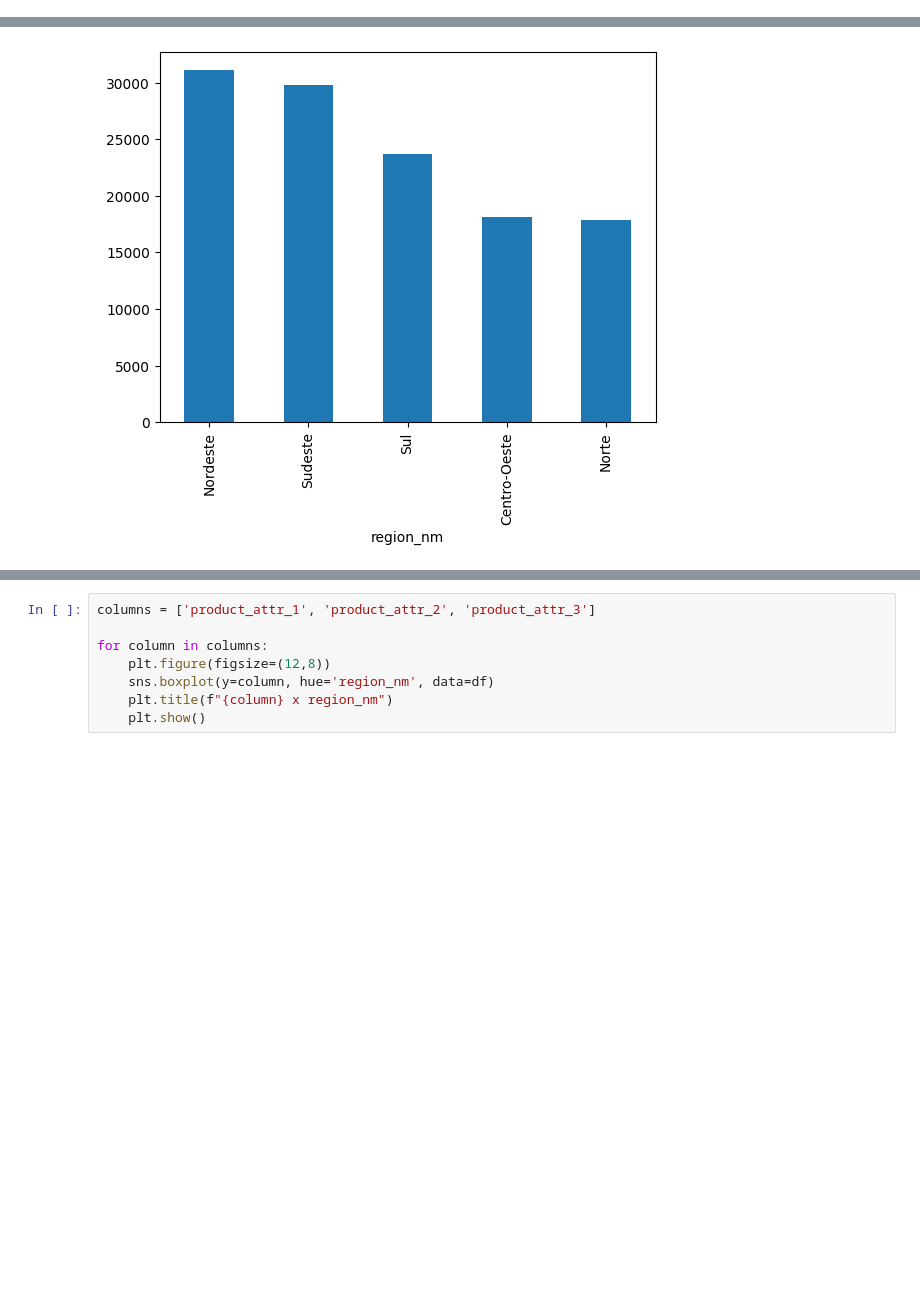
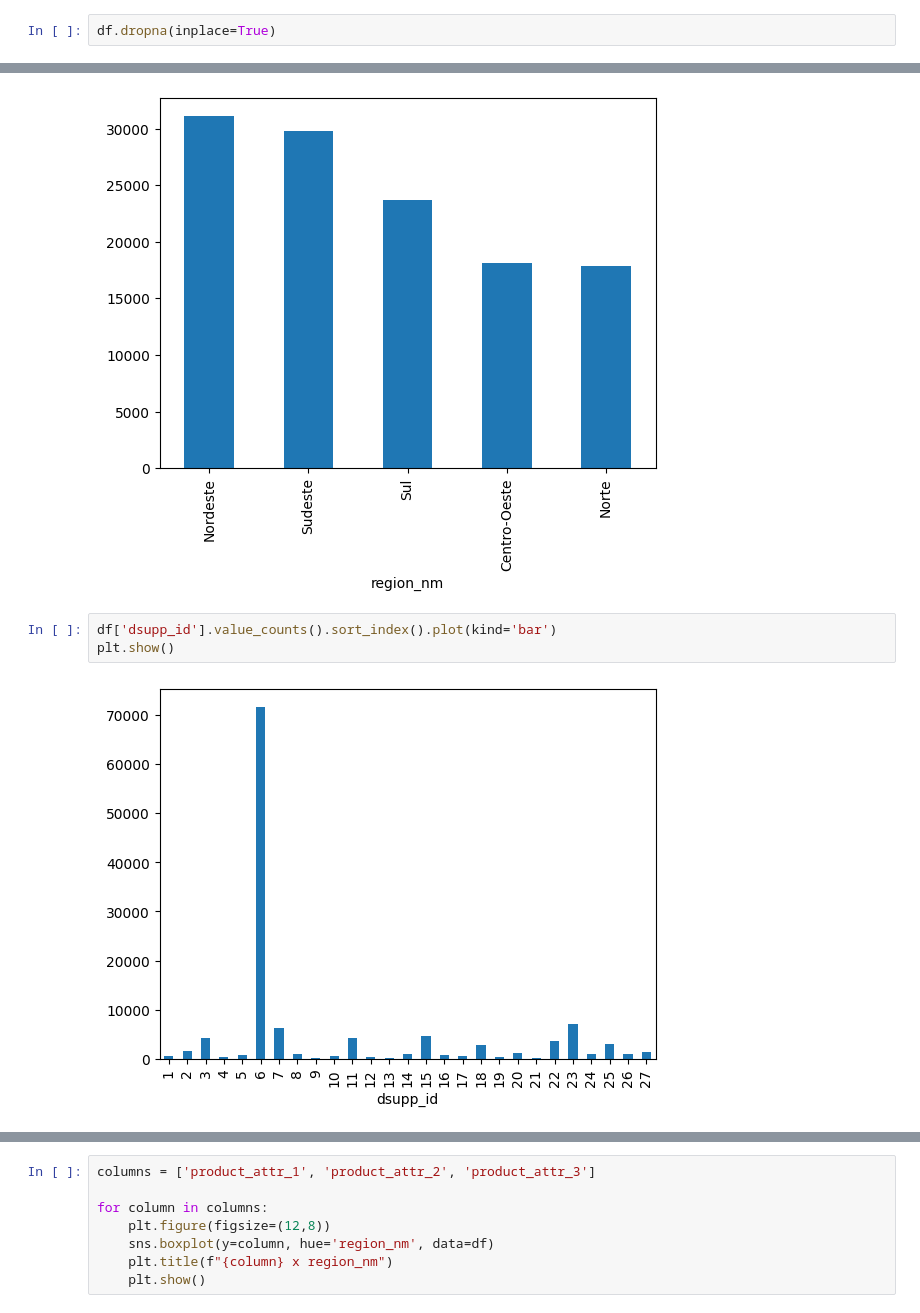
Before and after one commit to HenryJKS/kaggle-cases, a Jupyter notebook: IQVIA - Projeto Semanal de Demanda/Model.ipynb, the cells around one changed output, grey strips where cells are left out. Cells and saved outputs as stored; diff of their text form; blank space fills up the shorter version.

```diff
--- a/IQVIA - Projeto Semanal de Demanda/Model.ipynb
+++ b/IQVIA - Projeto Semanal de Demanda/Model.ipynb
@@ -88,8 +99,15 @@ Not Found rows duplicated
+# %%
+df.dropna(inplace=True)
 # %%
 df['region_nm'].value_counts().plot(kind='bar')
 plt.show()
 # %% [output]
 [figure]
+# %%
+df['dsupp_id'].value_counts().sort_index().plot(kind='bar')
+plt.show()
+# %% [output]
+[figure, added]
 # %%
 columns = ['region_nm', 'product_attr_1', 'product_attr_2', 'product_attr_3']
 
```
Also changed, not shown: parts of 18 cells of this notebook.
